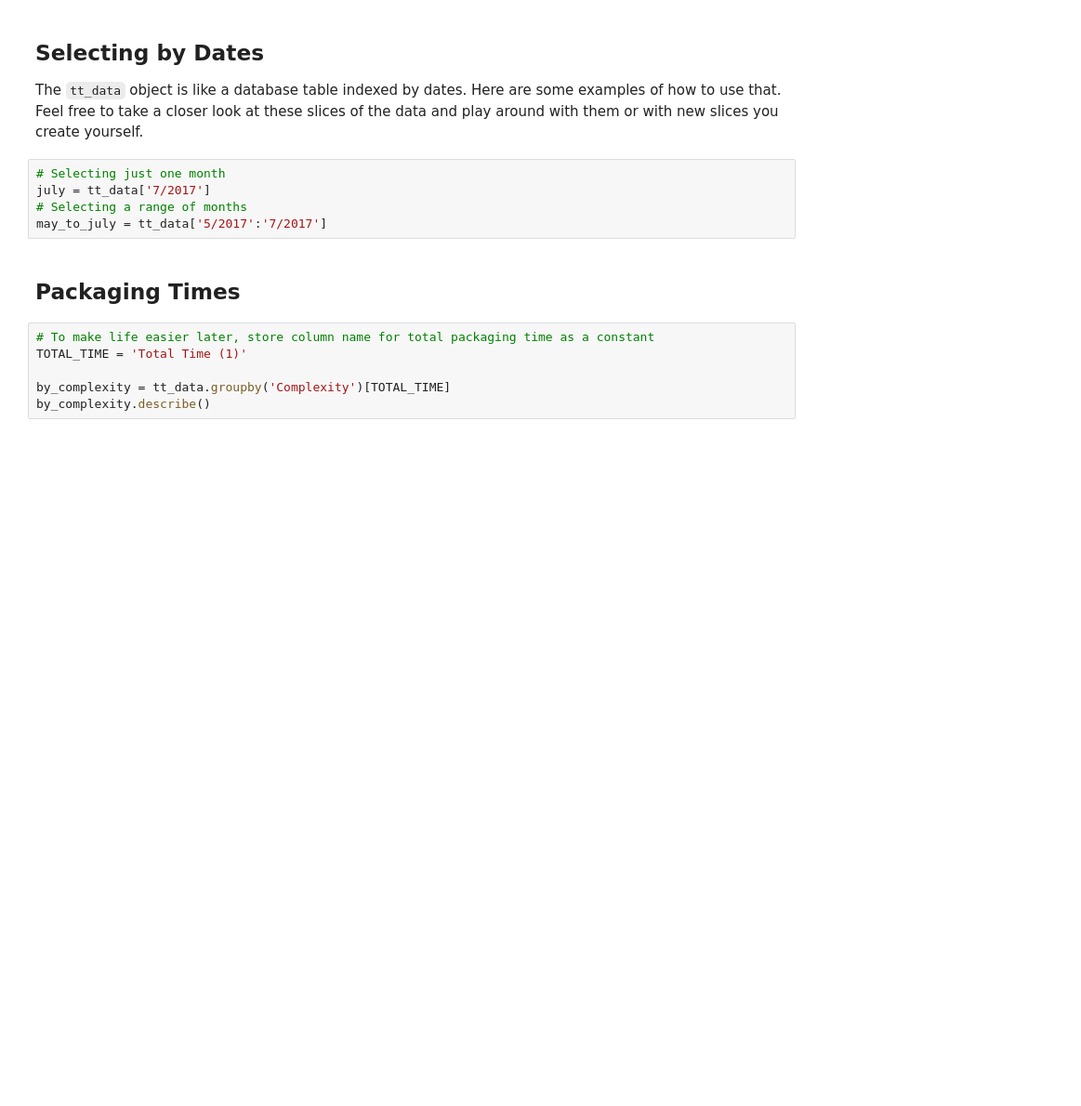
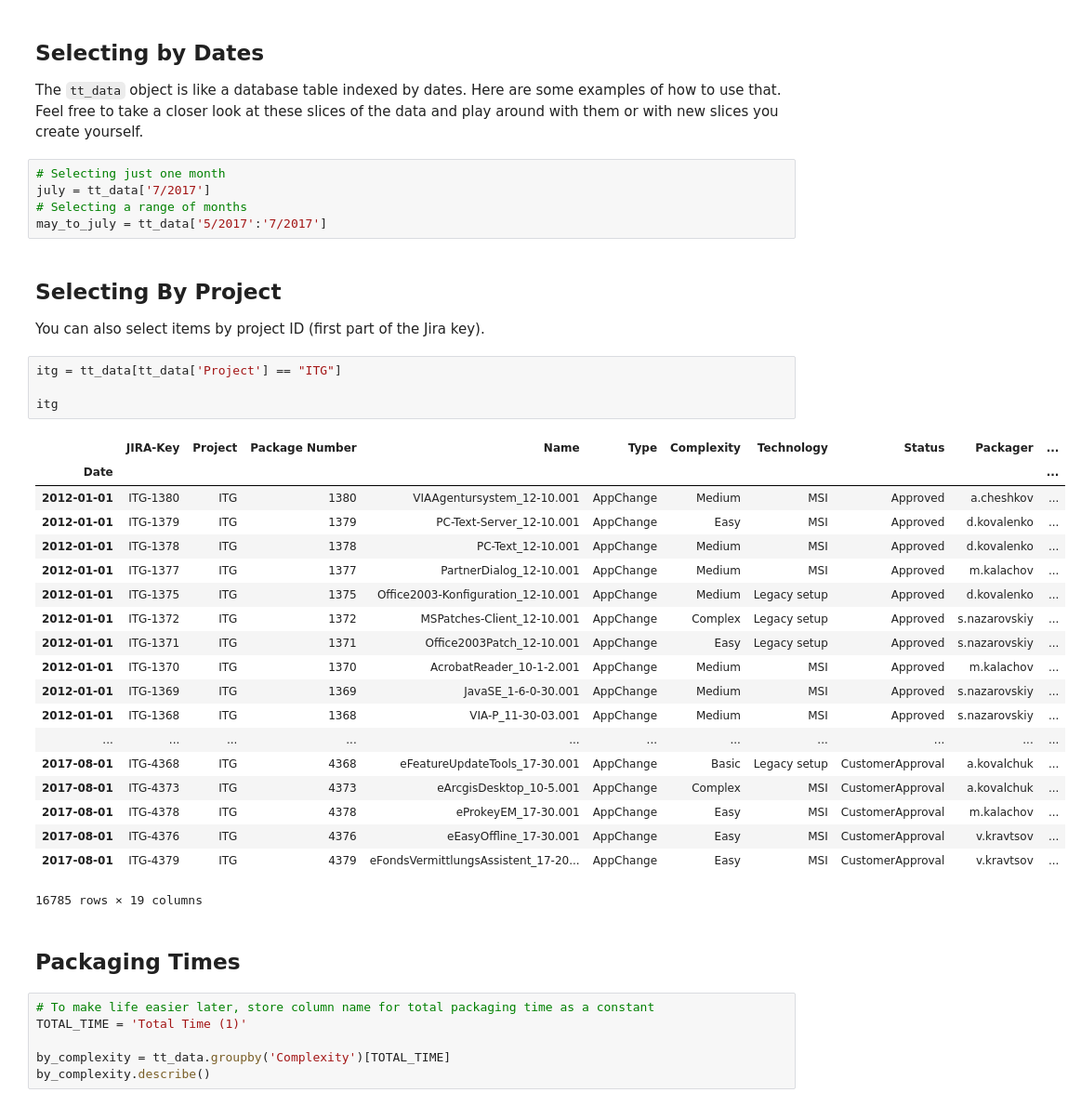
Before and after one commit to Copper-Head/revacom-time-tracking, a Jupyter notebook: TimeSheetData.ipynb, the cells around one changed output. Shown at 93% size. Cells and saved outputs as stored; diff of their text form; blank space fills up the shorter version.

```diff
--- a/TimeSheetData.ipynb
+++ b/TimeSheetData.ipynb
@@ -24,6 +25,33 @@ The `tt_data` object is like a database table indexed by dates. Here are some ex
 july = tt_data['7/2017']
 # Selecting a range of months
 may_to_july = tt_data['5/2017':'7/2017']
+# %% [markdown]
+## Selecting By Project
+You can also select items by project ID (first part of the Jira key).
+# %%
+itg = tt_data[tt_data['Project'] == "ITG"]
+
+itg
+# %% [output]
+|  | JIRA-Key | Project | Package Number | Name | Type | Complexity | Technology | Status | Packager | ... |
+| Date |  |  |  |  |  |  |  |  |  | ... |
+| 2012-01-01 | ITG-1380 | ITG | 1380 | VIAAgentursystem_12-10.001 | AppChange | Medium | MSI | Approved | a.cheshkov | ... |
+| 2012-01-01 | ITG-1379 | ITG | 1379 | PC-Text-Server_12-10.001 | AppChange | Easy | MSI | Approved | d.kovalenko | ... |
+| 2012-01-01 | ITG-1378 | ITG | 1378 | PC-Text_12-10.001 | AppChange | Medium | MSI | Approved | d.kovalenko | ... |
+| 2012-01-01 | ITG-1377 | ITG | 1377 | PartnerDialog_12-10.001 | AppChange | Medium | MSI | Approved | m.kalachov | ... |
+| 2012-01-01 | ITG-1375 | ITG | 1375 | Office2003-Konfiguration_12-10.001 | AppChange | Medium | Legacy setup | Approved | d.kovalenko | ... |
+| 2012-01-01 | ITG-1372 | ITG | 1372 | MSPatches-Client_12-10.001 | AppChange | Complex | Legacy setup | Approved | s.nazarovskiy | ... |
+| 2012-01-01 | ITG-1371 | ITG | 1371 | Office2003Patch_12-10.001 | AppChange | Easy | Legacy setup | Approved | s.nazarovskiy | ... |
+| 2012-01-01 | ITG-1370 | ITG | 1370 | AcrobatReader_10-1-2.001 | AppChange | Medium | MSI | Approved | m.kalachov | ... |
+| 2012-01-01 | ITG-1369 | ITG | 1369 | JavaSE_1-6-0-30.001 | AppChange | Medium | MSI | Approved | s.nazarovskiy | ... |
+| 2012-01-01 | ITG-1368 | ITG | 1368 | VIA-P_11-30-03.001 | AppChange | Medium | MSI | Approved | s.nazarovskiy | ... |
+| ... | ... | ... | ... | ... | ... | ... | ... | ... | ... | ... |
+| 2017-08-01 | ITG-4368 | ITG | 4368 | eFeatureUpdateTools_17-30.001 | AppChange | Basic | Legacy setup | CustomerApproval | a.kovalchuk | ... |
+| 2017-08-01 | ITG-4373 | ITG | 4373 | eArcgisDesktop_10-5.001 | AppChange | Complex | MSI | CustomerApproval | a.kovalchuk | ... |
+| 2017-08-01 | ITG-4378 | ITG | 4378 | eProkeyEM_17-30.001 | AppChange | Easy | MSI | CustomerApproval | m.kalachov | ... |
+| 2017-08-01 | ITG-4376 | ITG | 4376 | eEasyOffline_17-30.001 | AppChange | Easy | MSI | CustomerApproval | v.kravtsov | ... |
+| 2017-08-01 | ITG-4379 | ITG | 4379 | eFondsVermittlungsAssistent_17-20... | AppChange | Easy | MSI | CustomerApproval | v.kravtsov | ... |
+16785 rows × 19 columns
 # %% [markdown]
 ## Packaging Times
 # %%
```
Also changed, not shown: parts of 6 cells of this notebook, 1 other file.
